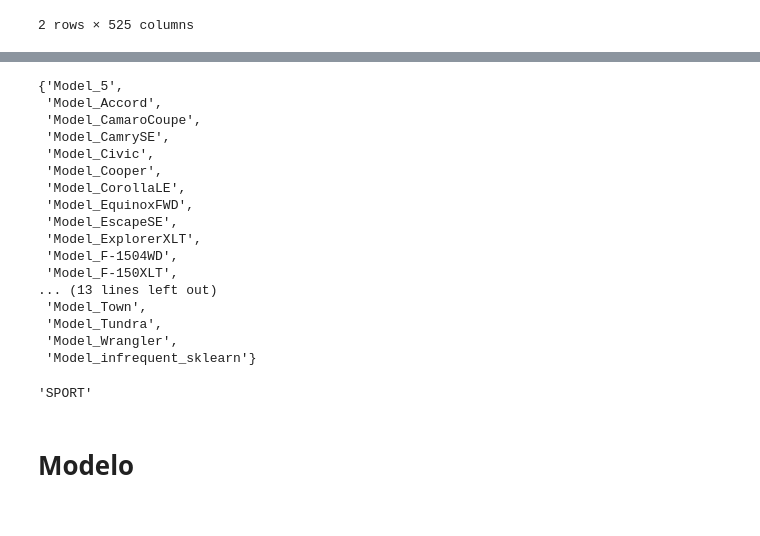
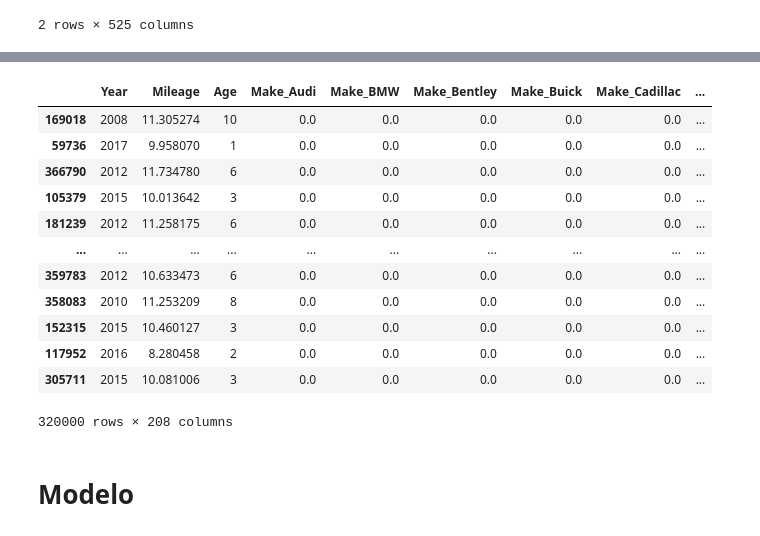
Before and after one commit to dfgomezc/pry_pric_cars, a Jupyter notebook: SCRIPTS/psg_modelo_prediccion_precios_veh.ipynb, the cells around one changed output, grey strips where cells are left out. Saved outputs shown, nothing was run; the diff lists cells and outputs as text; code cells hidden in the pictures.

```diff
--- a/SCRIPTS/psg_modelo_prediccion_precios_veh.ipynb
+++ b/SCRIPTS/psg_modelo_prediccion_precios_veh.ipynb
@@ -271,6 +304,10 @@ def clusterizar_variables(col, n_clusters):
 
     kmeans = KMeans(n_clusters=n_clusters, random_state=12)
     encoder = OneHotEncoder()
+
+    train_df
+
+    train_df[col] = train_df[col].astype(str)
 
     price_metric = train_df[[col,"Price"]].groupby([col])["Price"].median().reset_index()
 
@@ -487,56 +491,19 @@ xs_transformed
-# %%
-set(X_train_transformed.columns)-set(xs_transformed.columns)
-# %% [output]
-{'Model_5',
- 'Model_Accord',
- 'Model_CamaroCoupe',
- 'Model_CamrySE',
- 'Model_Civic',
- 'Model_Cooper',
- 'Model_CorollaLE',
- 'Model_EquinoxFWD',
- 'Model_EscapeSE',
- 'Model_ExplorerXLT',
- 'Model_F-1504WD',
- 'Model_F-150XLT',
-... (13 lines left out)
- 'Model_Town',
- 'Model_Tundra',
- 'Model_Wrangler',
- 'Model_infrequent_sklearn'}
-# %%
-import re
-
-dict_info_modelos =
-    {"SPORT":"SE$|Sport$"
-     'CE$':'Classic_Edition',
-'DX$':'Deluxe_',
-'L$':'Indicates_entry-level',
-'LE$':'Luxury_Edition',
-'S$':'Sport_',
-'SE$':'Sport_Edition',
-'SLE$':'Sport_Luxury',
-'SR5$':'Sport_Rally',
-'VE$':'Value_Edition',
-'XL$':'Executive_Luxury',
-'XLE$':'Executive_Luxury',
-'XLS$':'Executive_Luxury',
-'XR$':'Extreme_Rally',
-'XRS$':'Extreme_Rally',
-
-
-
-
-def clasificar_modelo(modelo):
-    if re.findall("SE$|Sport$",modelo):
-        clasificar = "SPORT"
-    else:
-        clasificar = "NA"
-    return clasificar
-
-clasificar_modelo("ChargerSE")
-# %% [output]
-'SPORT'
+# %%
+X_train_transformed
+# %% [output]
+|  | Year | Mileage | Age | Make_Audi | Make_BMW | Make_Bentley | Make_Buick | Make_Cadillac | ... |
+| 169018 | 2008 | 11.305274 | 10 | 0.0 | 0.0 | 0.0 | 0.0 | 0.0 | ... |
+| 59736 | 2017 | 9.958070 | 1 | 0.0 | 0.0 | 0.0 | 0.0 | 0.0 | ... |
+| 366790 | 2012 | 11.734780 | 6 | 0.0 | 0.0 | 0.0 | 0.0 | 0.0 | ... |
+| 105379 | 2015 | 10.013642 | 3 | 0.0 | 0.0 | 0.0 | 0.0 | 0.0 | ... |
+| 181239 | 2012 | 11.258175 | 6 | 0.0 | 0.0 | 0.0 | 0.0 | 0.0 | ... |
+| ... | ... | ... | ... | ... | ... | ... | ... | ... | ... |
+| 359783 | 2012 | 10.633473 | 6 | 0.0 | 0.0 | 0.0 | 0.0 | 0.0 | ... |
+| 358083 | 2010 | 11.253209 | 8 | 0.0 | 0.0 | 0.0 | 0.0 | 0.0 | ... |
+| 152315 | 2015 | 10.460127 | 3 | 0.0 | 0.0 | 0.0 | 0.0 | 0.0 | ... |
+| 117952 | 2016 | 8.280458 | 2 | 0.0 | 0.0 | 0.0 | 0.0 | 0.0 | ... |
+| 305711 | 2015 | 10.081006 | 3 | 0.0 | 0.0 | 0.0 | 0.0 | 0.0 | ... |
+320000 rows × 208 columns
 # %% [markdown]
 # Modelo
 # %%
```
Also changed, not shown: parts of 26 cells of this notebook, 5 other files.
